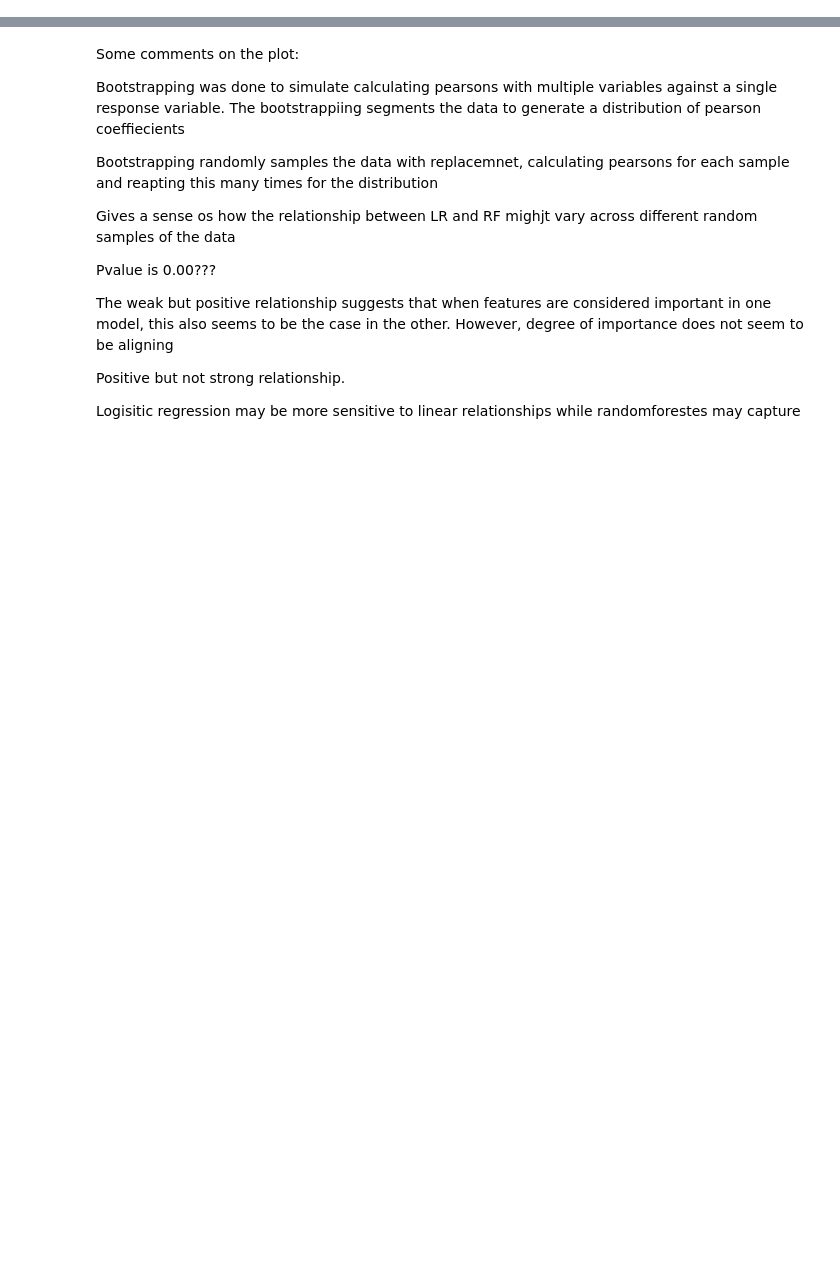
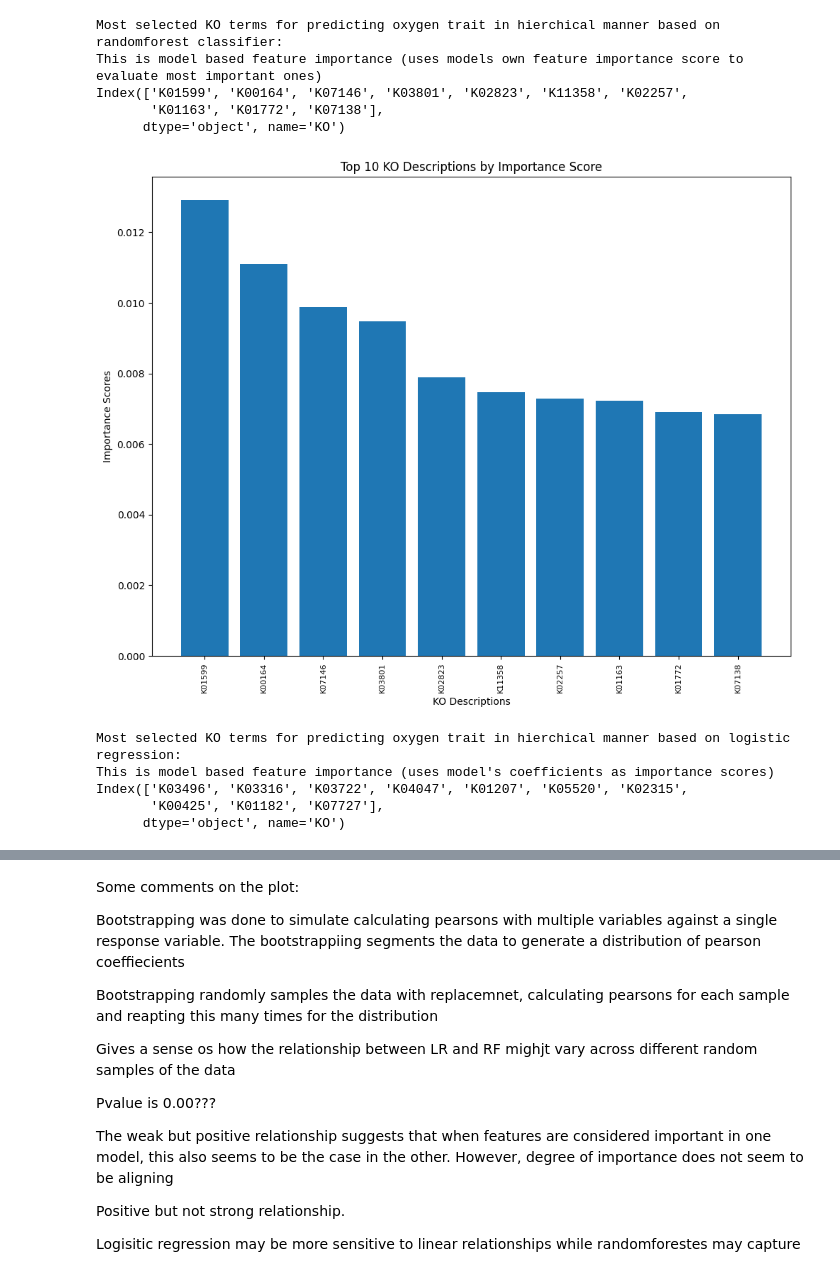
Before and after one commit to Ellaermeg/Eliah-Masters, a Jupyter notebook: KOs/Grouped pipeline.ipynb, the cells around one changed output, grey strips where cells are left out. Saved outputs shown, nothing was run; the diff lists cells and outputs as text; code cells hidden in the pictures; blank space fills up the shorter version.

Commit message:
Biological importance of features

```diff
--- a/KOs/Grouped pipeline.ipynb
+++ b/KOs/Grouped pipeline.ipynb
@@ -289,30 +287,81 @@ model.fit(X_aligned, Y_aligned)
 feature_importances = model.feature_importances_
 sorted_indices = np.argsort(feature_importances)[::-1]
 
 # Select the top 10 features
 top_k_indices = sorted_indices[:10]
 selected_features = X_aligned.columns[top_k_indices]
 
 # Scores of selected features
 sorted_scores = feature_importances[top_k_indices]
 
 print("Most selected KO terms for predicting oxygen trait in hierchical manner based on randomforest classifier:")
 print("This is model based feature importance (uses models own feature importance score to evaluate most important ones)")
 print(selected_features)
 
 #Translate selected KO terms to their descriptions
 translated_sorted_features = translate_ko_terms(list(selected_features))
 
 # Prepare labels and scores for plotting
 labels = [translated_sorted_features[ko] for ko in selected_features]
 sorted_labels = [labels[idx] for idx in range(len(labels))]
 
 # Plotting with translated names
 plt.figure(figsize=(10, 8))
 plt.bar(range(len(sorted_labels)), sorted_scores)
 plt.xticks(range(len(sorted_labels)), selected_features, rotation='vertical', fontsize=8)
 plt.xlabel('KO Descriptions')
 plt.ylabel('Importance Scores')
 plt.title('Top 10 KO Descriptions by Importance Score')
 plt.tight_layout()
 plt.show()
+
+
+''' For logsitc regression'''
+
+#Fit a LogisticRegression model
+lr_model = LogisticRegression()
+lr_model.fit(X_aligned, Y_aligned)
+
+#Rank features by their coefficients
+lr_coefficients = lr_model.coef_[0]
+sorted_indices_lr = np.argsort(np.abs(lr_coefficients))[::-1]
+
+# Select the top 10 features
+top_k_indices_lr = sorted_indices_lr[:10]
+selected_features_lr = X_aligned.columns[top_k_indices_lr]
+
+# Coefficients (importance) of selected features
+sorted_scores_lr = lr_coefficients[top_k_indices_lr]
+
+print("Most selected KO terms for predicting oxygen trait in hierchical manner based on logistic regression:")
+print("This is model based feature importance (uses model's coefficients as importance scores)")
+print(selected_features_lr)
+
+#Translate selected KO terms to their descriptions
+translated_sorted_features = translate_ko_terms(list(selected_features_lr))
+
+# Prepare labels and scores for plotting
+labels_lr = [translated_sorted_features[ko] for ko in selected_features_lr]
+sorted_labels_lr = [labels[idx] for idx in range(len(labels))]
+
+# Plotting with translated names
+plt.figure(figsize=(10, 8))
+plt.bar(range(len(sorted_labels_lr)), np.abs(sorted_scores_lr))  # Use absolute value for visualization
+plt.xticks(range(len(sorted_labels_lr)), translated_sorted_features, rotation='vertical', fontsize=8)
+plt.xlabel('KO Descriptions')
+plt.ylabel('Coefficient Magnitudes')
+plt.title('Top 10 KO Descriptions by Logistic Regression Coefficient Magnitude')
+plt.tight_layout()
+plt.show()
+# %% [output]
+Most selected KO terms for predicting oxygen trait in hierchical manner based on randomforest classifier:
+This is model based feature importance (uses models own feature importance score to evaluate most important ones)
+Index(['K01599', 'K00164', 'K07146', 'K03801', 'K02823', 'K11358', 'K02257',
+       'K01163', 'K01772', 'K07138'],
+      dtype='object', name='KO')
+[figure, added]
+Most selected KO terms for predicting oxygen trait in hierchical manner based on logistic regression:
+This is model based feature importance (uses model's coefficients as importance scores)
+Index(['K03496', 'K03316', 'K03722', 'K04047', 'K01207', 'K05520', 'K02315',
+       'K00425', 'K01182', 'K07727'],
+      dtype='object', name='KO')
```
Also changed, not shown: parts of 10 cells of this notebook, 8 other files.
